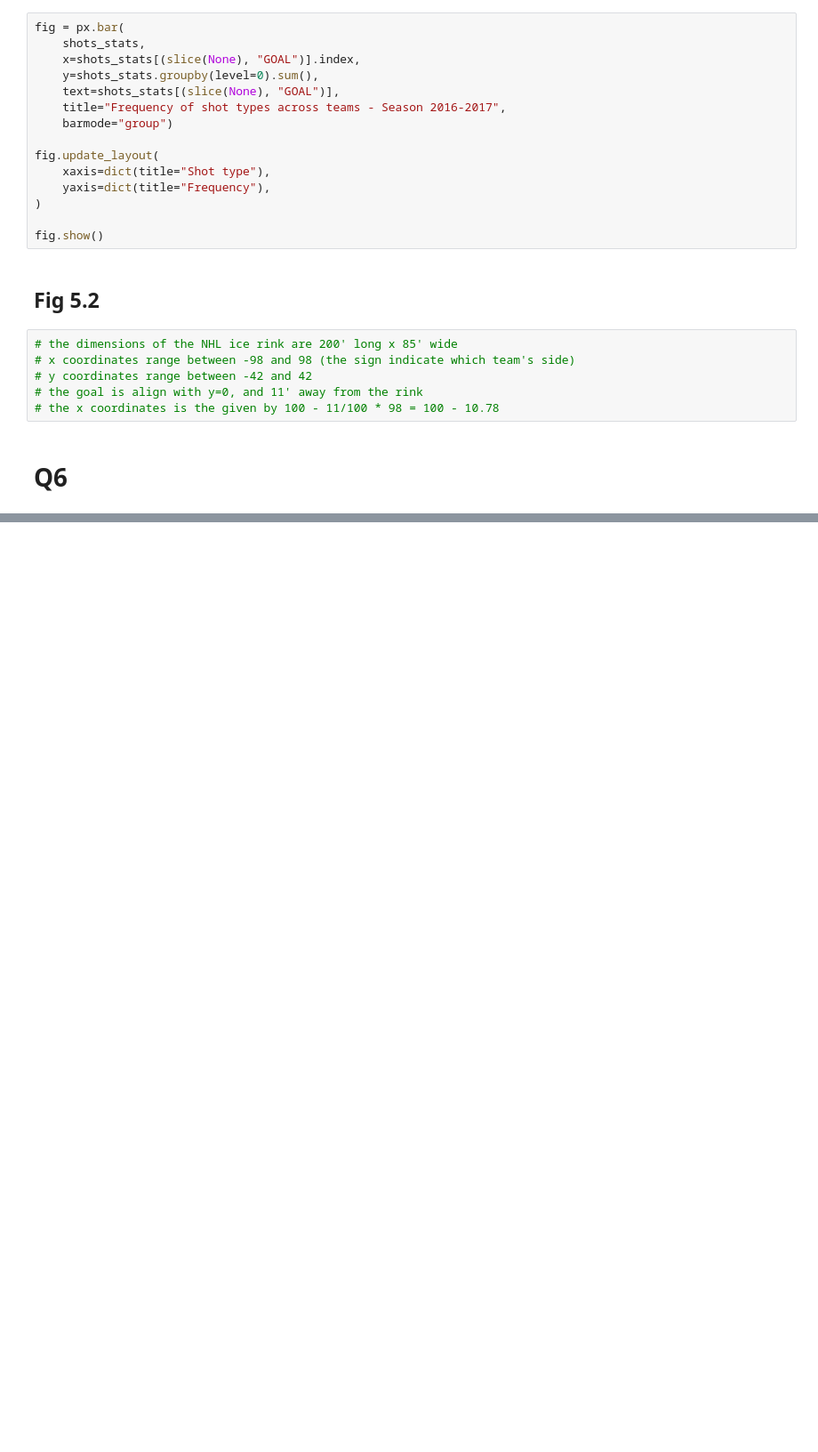
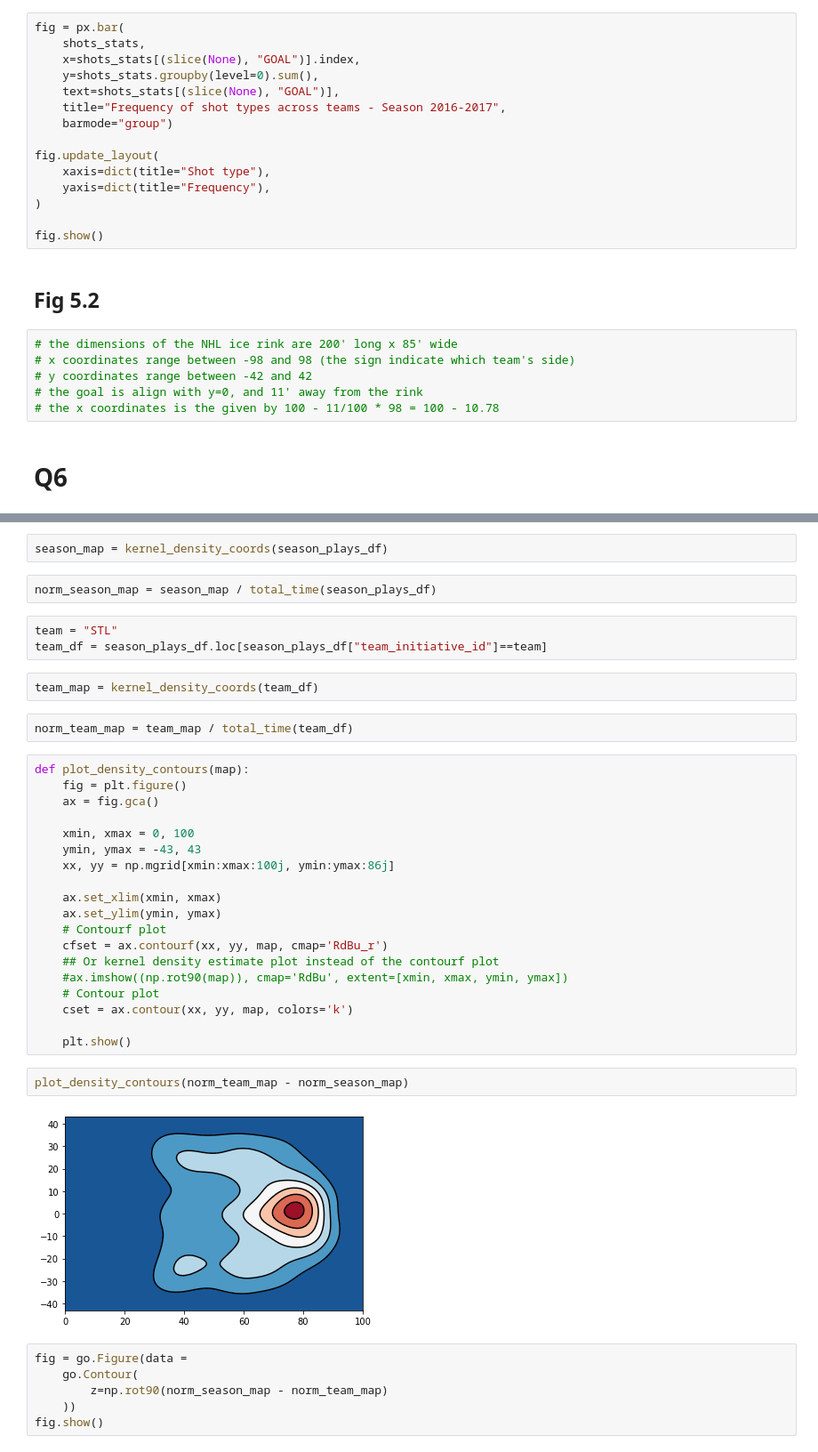
Before and after one commit to DS-IFT6750-project-collaboration/Hockey-all-star-analytics, a Jupyter notebook: ift6758-milestone1_tj.ipynb, the cells around one changed output, grey strips where cells are left out. Shown: that part at 89% size. Drawn from its saved outputs; the diff is of its cells as text; blank space fills up the shorter version.

Commit message:
pushing last addition to shot density plots

```diff
--- a/ift6758-milestone1_tj.ipynb
+++ b/ift6758-milestone1_tj.ipynb
@@ -382 +407,41 @@ interactive(children=(SelectionSlider(description='gamePk', options=(2016010002,
+# %%
+season_map = kernel_density_coords(season_plays_df)
+# %%
+norm_season_map = season_map / total_time(season_plays_df)
+# %%
+team = "STL"
+team_df = season_plays_df.loc[season_plays_df["team_initiative_id"]==team]
+# %%
+team_map = kernel_density_coords(team_df)
+# %%
+norm_team_map = team_map / total_time(team_df)
+# %%
+def plot_density_contours(map):
+    fig = plt.figure()
+    ax = fig.gca()
+
+    xmin, xmax = 0, 100
+    ymin, ymax = -43, 43
+    xx, yy = np.mgrid[xmin:xmax:100j, ymin:ymax:86j]
+
+    ax.set_xlim(xmin, xmax)
+    ax.set_ylim(ymin, ymax)
+    # Contourf plot
+    cfset = ax.contourf(xx, yy, map, cmap='RdBu_r')
+    ## Or kernel density estimate plot instead of the contourf plot
+    #ax.imshow((np.rot90(map)), cmap='RdBu', extent=[xmin, xmax, ymin, ymax])
+    # Contour plot
+    cset = ax.contour(xx, yy, map, colors='k')
+
+    plt.show()
+# %%
+plot_density_contours(norm_team_map - norm_season_map)
+# %% [output]
+[figure, added]
+# %%
+fig = go.Figure(data =
+    go.Contour(
+        z=np.rot90(norm_season_map - norm_team_map)
+    ))
+fig.show()
 # %%
```
Also changed, not shown: parts of 17 cells of this notebook, 1 other file.
